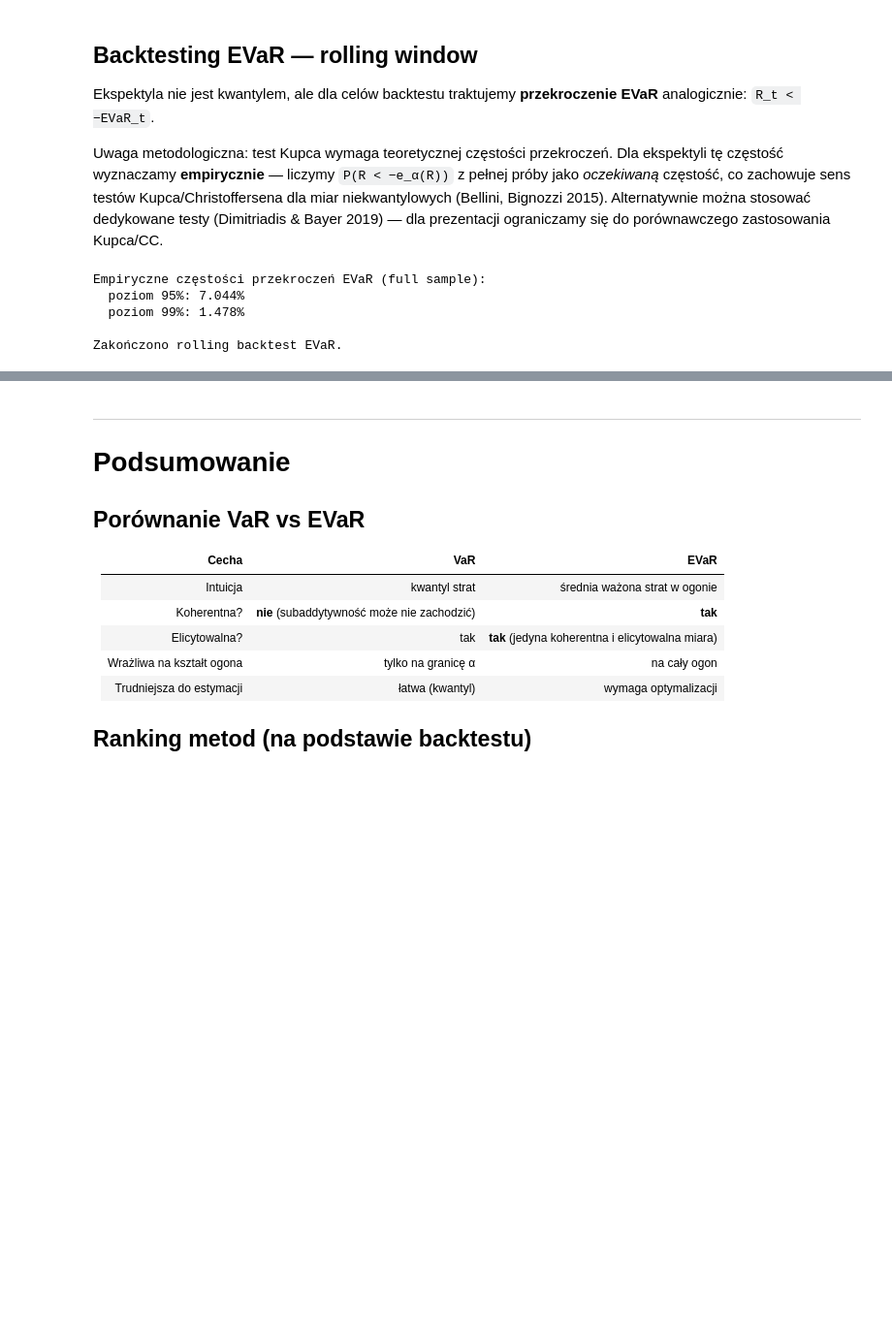
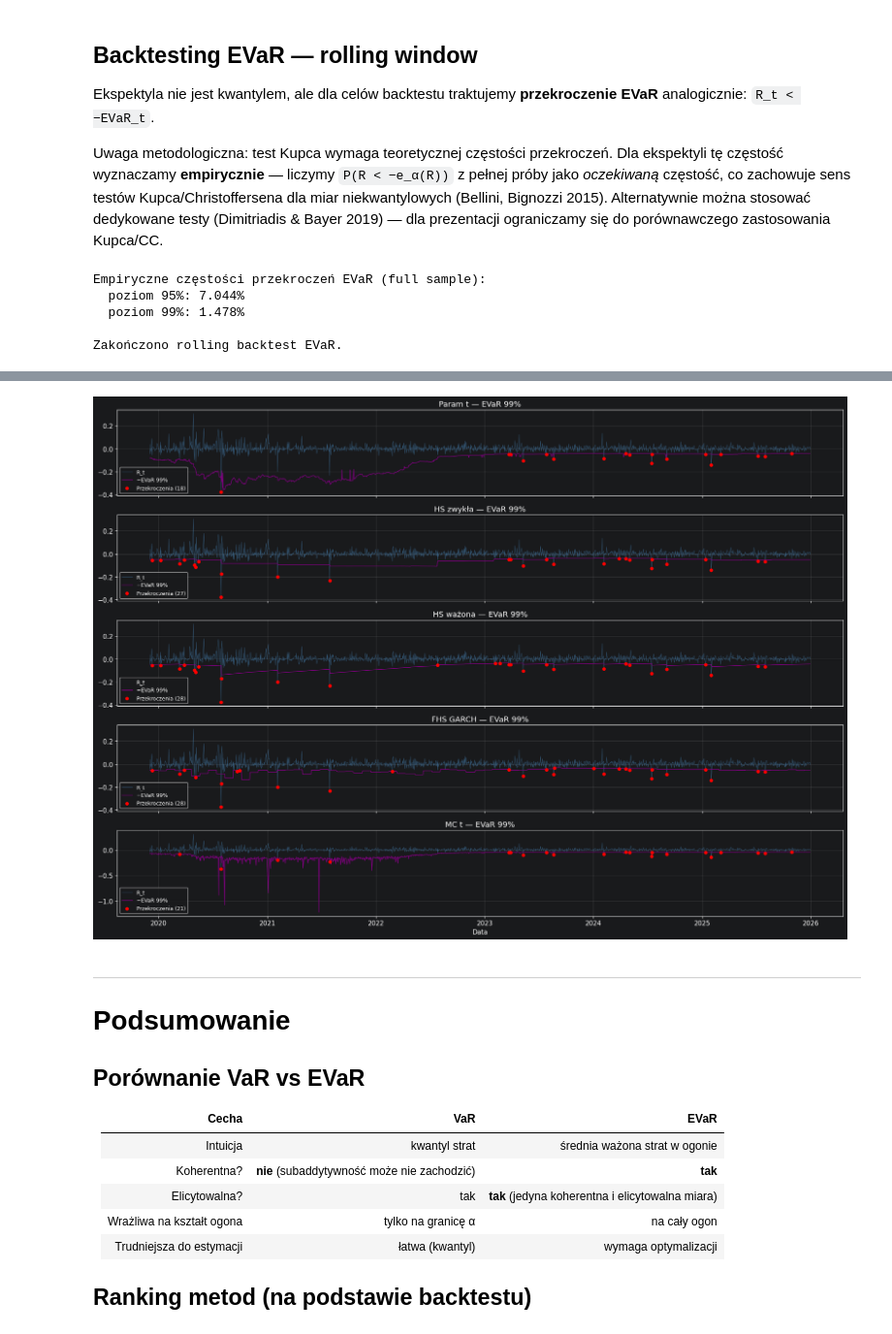
Before and after one commit to michalmarchwiak/ZRWP, a Jupyter notebook: prez4.ipynb, the cells around one changed output, grey strips where cells are left out. Shown at 97% size. Cells and saved outputs as stored; diff of their text form; code cells hidden in the pictures; blank space fills up the shorter version.

```diff
--- a/prez4.ipynb
+++ b/prez4.ipynb
@@ -1091,7 +1102,9 @@ Uwaga metodologiczna: test Kupca wymaga teoretycznej częstości przekroczeń. D
 # %%
 # --- Backtest EVaR — używamy tych samych okien co dla VaR ---
 # Tym razem w każdym oknie liczymy EVaR (nie VaR)
-forecasts_e = {m: {a: [] for a in alpha_list} for m in methods}
+# Tylko metody, dla których zdefiniowany jest expectile (pierwotne 5)
+methods_e = ['Param t', 'HS zwykła', 'HS ważona', 'FHS GARCH', 'MC t']
+forecasts_e = {m: {a: [] for a in alpha_list} for m in methods_e}
 # Oczekiwana częstość przekroczeń (empirycznie)
 target_freq = {}
 for a in alpha_list:
@@ -1141,7 +1154,7 @@ Zakończono rolling backtest EVaR.
 # %%
 # --- Wyniki backtestu EVaR ---
 summary_e = []
-for m in methods:
+for m in methods_e:
     for a in alpha_list:
         vf = np.array(forecasts_e[m][a])
         viol = (actuals < -vf).astype(int)
@@ -1168,18 +1191,20 @@ ValueError: operands could not be broadcast together with shapes (1530,) (0,)
 # %%
 # --- Wykres: przekroczenia EVaR 1% ---
-fig, axes = plt.subplots(len(methods), 1, figsize=(18, 13), sharex=True)
+fig, axes = plt.subplots(len(methods_e), 1, figsize=(18, 13), sharex=True)
 a_plot = 0.01
-for ax, m in zip(axes, methods):
+for ax, m in zip(axes, methods_e):
     vf = np.array(forecasts_e[m][a_plot])
     viol_mask = actuals < -vf
     ax.plot(dates, actuals, color='steelblue', lw=0.5, alpha=0.7, label='R_t')
     ax.plot(dates, -vf, color='purple', lw=1, label=f'−EVaR {int((1-a_plot)*100)}%')
     ax.scatter(dates[viol_mask], actuals[viol_mask], color='red', s=25,
                zorder=5, label=f'Przekroczenia ({viol_mask.sum()})')
     ax.set_title(f'{m} — EVaR {int((1-a_plot)*100)}%')
     ax.legend(loc='lower left', fontsize=9); ax.grid(alpha=0.3)
 axes[-1].set_xlabel('Data')
 plt.tight_layout(); plt.show()
+# %% [output]
+[figure, added]
 # %% [markdown]
 ---
 # Podsumowanie
```
Also changed, not shown: parts of 2 cells of this notebook.
